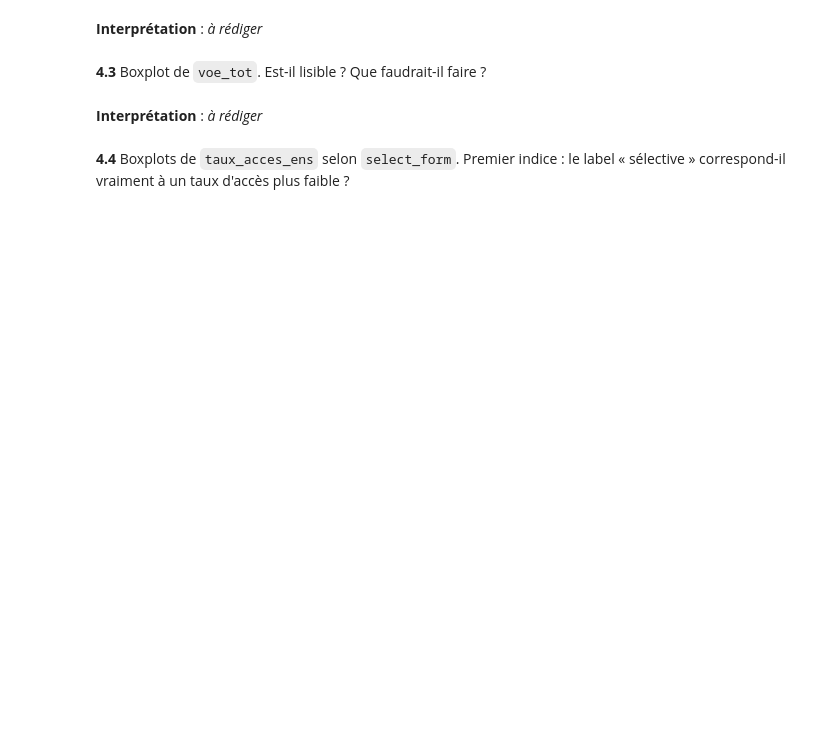
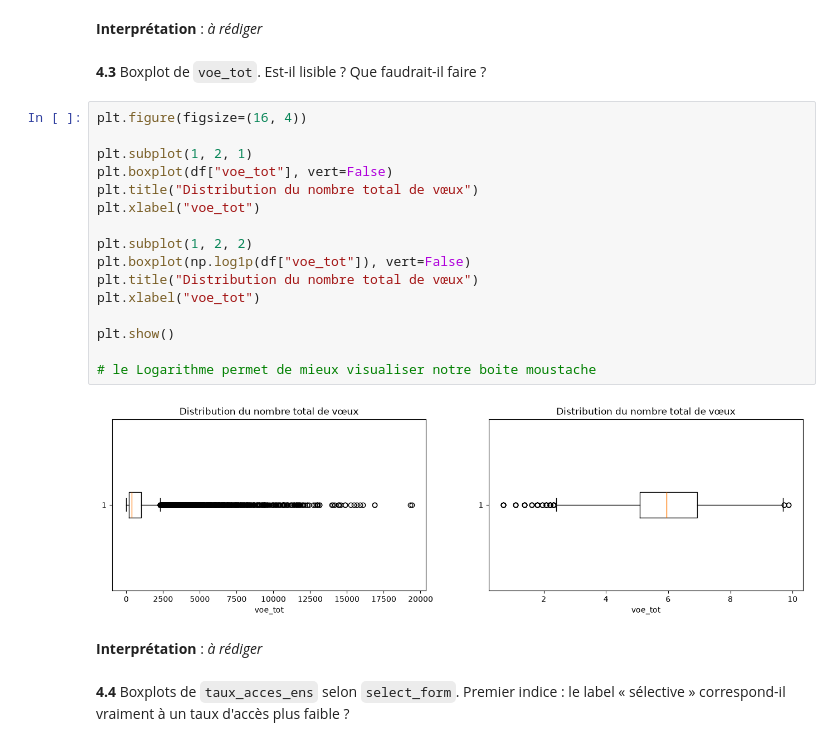
Before and after one commit to Ueihta/tp_EA_MG, a Jupyter notebook: TP_Parcoursup.ipynb, the cells around one changed output. Saved outputs shown, nothing was run; the diff lists cells and outputs as text; blank space fills up the shorter version.

```diff
--- a/TP_Parcoursup.ipynb
+++ b/TP_Parcoursup.ipynb
@@ -304,6 +322,24 @@ plt.show()
 **Interprétation** : _à rédiger_
 # %% [markdown]
 **4.3** Boxplot de `voe_tot`. Est-il lisible ? Que faudrait-il faire ?
+# %%
+plt.figure(figsize=(16, 4))
+
+plt.subplot(1, 2, 1)
+plt.boxplot(df["voe_tot"], vert=False)
+plt.title("Distribution du nombre total de vœux")
+plt.xlabel("voe_tot")
+
+plt.subplot(1, 2, 2)
+plt.boxplot(np.log1p(df["voe_tot"]), vert=False)
+plt.title("Distribution du nombre total de vœux")
+plt.xlabel("voe_tot")
+
+plt.show()
+
+# le Logarithme permet de mieux visualiser notre boite moustache
+# %% [output]
+[figure, added]
 # %% [markdown]
 **Interprétation** : _à rédiger_
 # %% [markdown]
```
Also changed, not shown: parts of 2 cells of this notebook.
